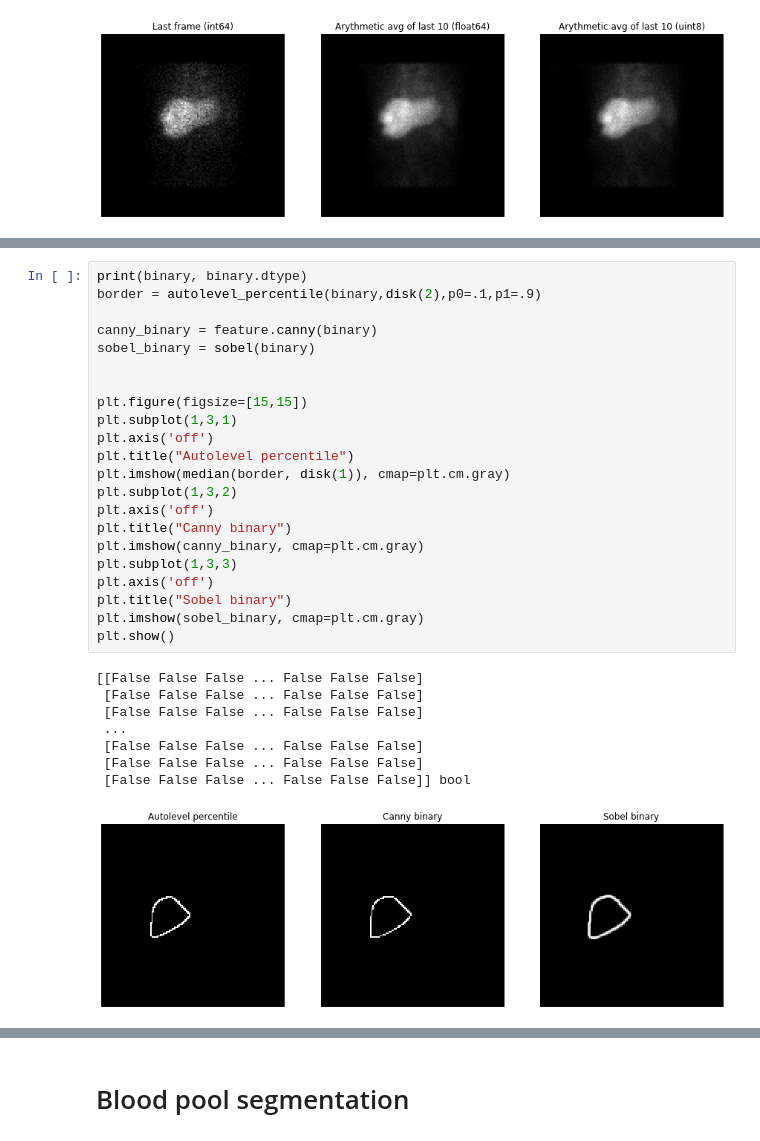
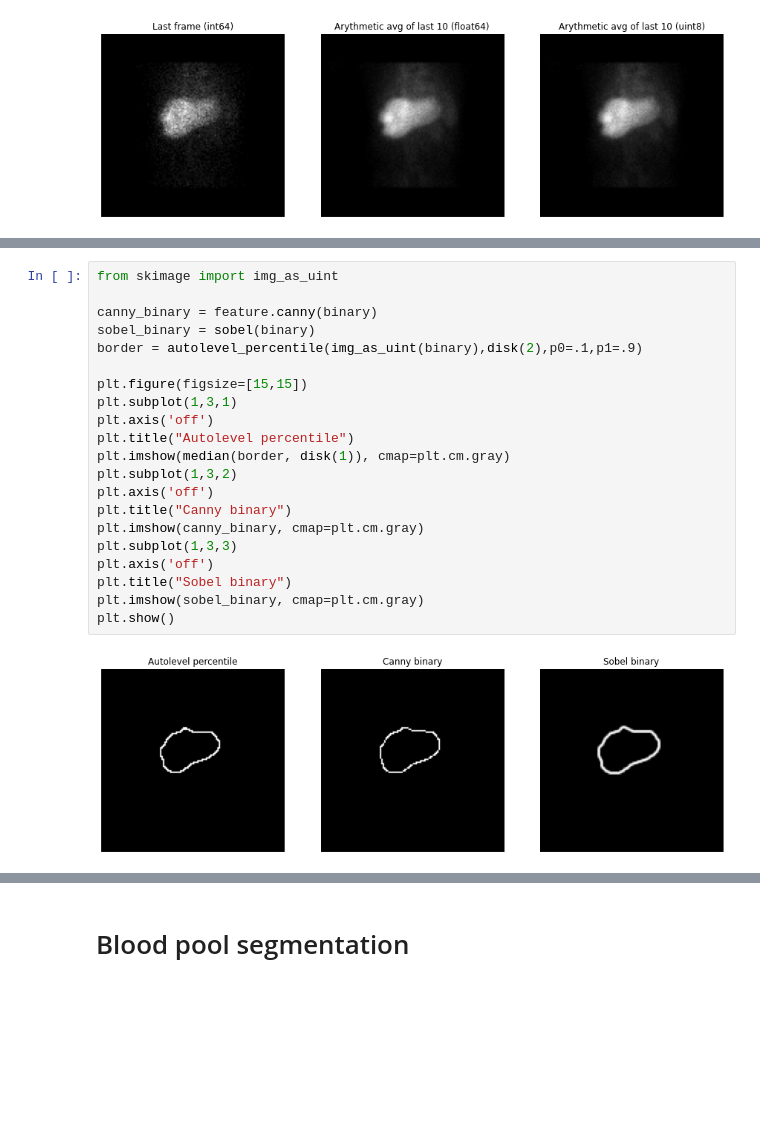
Before and after one commit to orenson/Master-thesis, a Jupyter notebook: Segmentation.ipynb, the cells around one changed output, grey strips where cells are left out. Cells and saved outputs as stored; diff of their text form; blank space fills up the shorter version.

```diff
--- a/Segmentation.ipynb
+++ b/Segmentation.ipynb
@@ -296,34 +296,26 @@ plt.show()
 # %%
-print(binary, binary.dtype)
-border = autolevel_percentile(binary,disk(2),p0=.1,p1=.9)
+from skimage import img_as_uint
 
 canny_binary = feature.canny(binary)
 sobel_binary = sobel(binary)
-
+border = autolevel_percentile(img_as_uint(binary),disk(2),p0=.1,p1=.9)
 
 plt.figure(figsize=[15,15])
 plt.subplot(1,3,1)
 plt.axis('off')
 plt.title("Autolevel percentile")
 plt.imshow(median(border, disk(1)), cmap=plt.cm.gray)
 plt.subplot(1,3,2)
 plt.axis('off')
 plt.title("Canny binary")
 plt.imshow(canny_binary, cmap=plt.cm.gray)
 plt.subplot(1,3,3)
 plt.axis('off')
 plt.title("Sobel binary")
 plt.imshow(sobel_binary, cmap=plt.cm.gray)
 plt.show()
 # %% [output]
-[[False False False ... False False False]
- [False False False ... False False False]
- [False False False ... False False False]
- ...
- [False False False ... False False False]
- [False False False ... False False False]
- [False False False ... False False False]] bool
-[figure, old version]
+[figure, new version]
 # %%
 masked_img = avg_norm * binary
 masked_closed = avg_norm * closed
```
Also changed, not shown: parts of 10 cells of this notebook, 4 other files.
